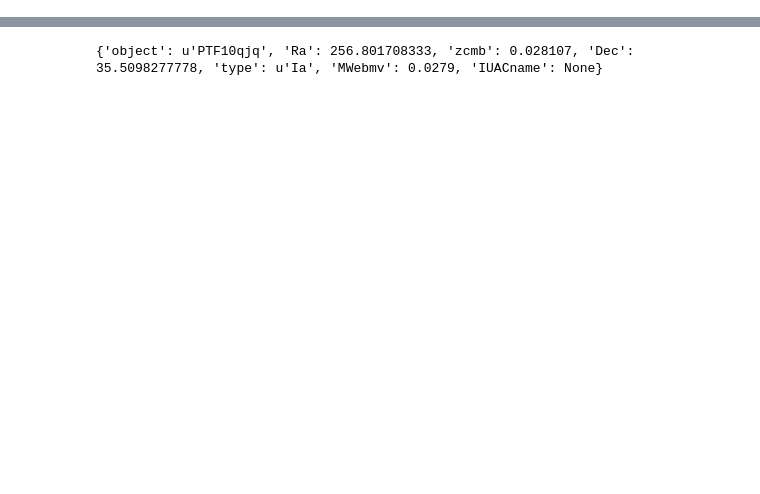
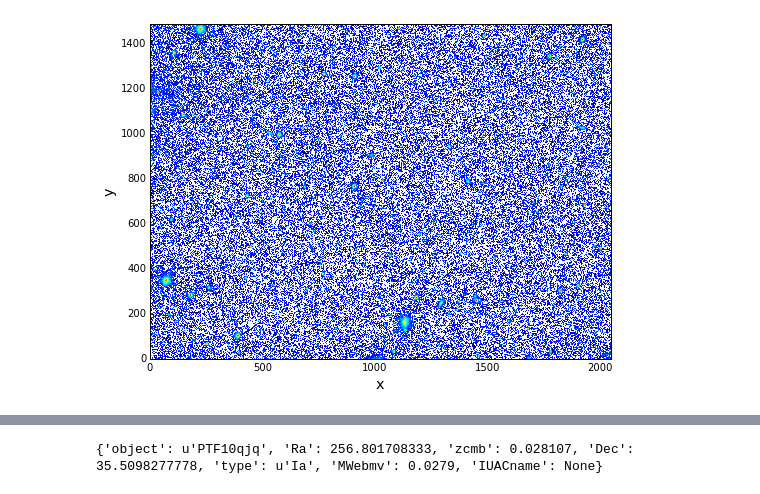
Before and after one commit to MickaelRigault/astrobject, a Jupyter notebook: notebooks/astrotarget_and_image.ipynb, the cells around one changed output, grey strips where cells are left out. Drawn from its saved outputs; the diff is of its cells as text; code cells hidden in the pictures; blank space fills up the shorter version.

```diff
--- a/notebooks/astrotarget_and_image.ipynb
+++ b/notebooks/astrotarget_and_image.ipynb
@@ -10,0 +46,5 @@ from astrobject.astrobject.instruments import instrument
+# %%
+# The Rawdata (shown in logscale, which is the default of the show() method)
+pl = sdssg.show("rawdata")
+# %% [output]
+[figure, added]
```
Also changed, not shown: parts of 37 cells of this notebook, 10 other files.
